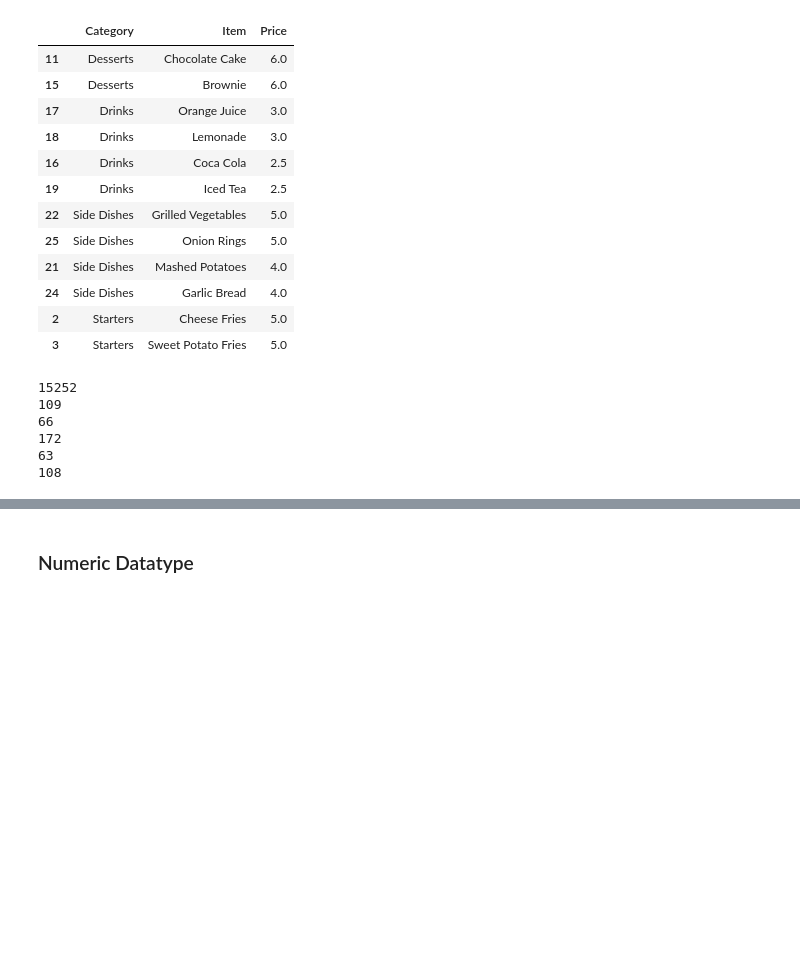
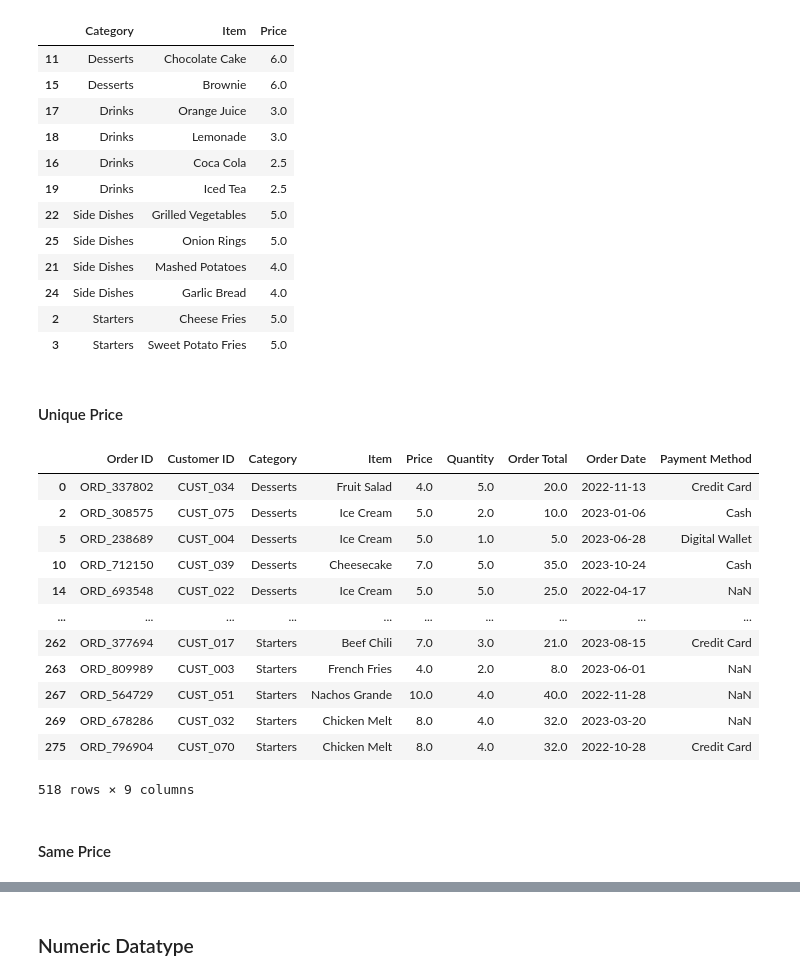
Before and after one commit to graveo-wicaksana/DA_restaurantSales, a Jupyter notebook: DA_restaurantSales.ipynb, the cells around one changed output, grey strips where cells are left out. Drawn from its saved outputs; the diff is of its cells as text; code cells hidden in the pictures; blank space fills up the shorter version.

Commit message:
Update Handling NaN value in Item, and Numeric data.

```diff
--- a/DA_restaurantSales.ipynb
+++ b/DA_restaurantSales.ipynb
@@ -226,6 +223,8 @@ df_menumap[duplicate_menu_cost].sort_values(by=['Category', 'Price'], ascending=
 | 24 | Side Dishes | Garlic Bread | 4.0 |
 | 2 | Starters | Cheese Fries | 5.0 |
 | 3 | Starters | Sweet Potato Fries | 5.0 |
+# %% [markdown]
+#### Unique Price
 # %%
 #Variable Filter NaN Item
 na_item = df2['Item'].isna()
@@ -236,7 +235,7 @@ na_desserts = df2['Category'] == 'Desserts'
 #Variable Filter Amount
 na_desserts_unique_price = df2['Price'] != 6.0
 #Execution
-df2_na_desserts_unique_price = df2[na_desserts & na_desserts_unique_price & na_item]
+df2_na_desserts_unique_price = df2[na_desserts & na_desserts_unique_price & na_item].copy()
 merged_df2_na_desserts_unique_price = pd.merge(df2_na_desserts_unique_price, df_menumap, on=['Category', 'Price'], how='left')
 merged_df2_na_desserts_unique_price.dropna(subset=['Price'], inplace=True)
 merged_df2_na_desserts_unique_price['Item_x'] = merged_df2_na_desserts_unique_price['Item_x'].fillna(merged_df2_na_desserts_unique_price['Item_y'])
@@ -249,7 +248,7 @@ na_drinks = df2['Category'] == 'Drinks'
 #Variable Filter Amount
 na_drinks_unique_price = df2['Price'] == 1.0
 #Execution
-df2_na_drinks_unique_price = df2[na_drinks & na_drinks_unique_price & na_item]
+df2_na_drinks_unique_price = df2[na_drinks & na_drinks_unique_price & na_item].copy()
 merged_df2_na_drinks_unique_price = pd.merge(df2_na_drinks_unique_price, df_menumap, on=['Category', 'Price'], how='left')
 merged_df2_na_drinks_unique_price.dropna(subset=['Price'], inplace=True)
 merged_df2_na_drinks_unique_price['Item_x'] = merged_df2_na_drinks_unique_price['Item_x'].fillna(merged_df2_na_drinks_unique_price['Item_y'])
@@ -260,58 +259,62 @@ merged_df2_na_drinks_unique_price.drop(columns=['Item_y'], inplace=True)
 #Variable Filter Main Dishes
 na_main_dishes = df2['Category'] == 'Main Dishes'
 #Execution
-df2_na_main_dishes_unique_price = df2[na_main_dishes & na_item]
+df2_na_main_dishes_unique_price = df2[na_main_dishes & na_item].copy()
 merged_df2_na_main_dishes_unique_price = pd.merge(df2_na_main_dishes_unique_price, df_menumap, on=['Category', 'Price'], how='left')
 merged_df2_na_main_dishes_unique_price.dropna(subset=['Price'], inplace=True)
 merged_df2_na_main_dishes_unique_price['Item_x'] = merged_df2_na_main_dishes_unique_price['Item_x'].fillna(merged_df2_na_main_dishes_unique_price['Item_y'])
 merged_df2_na_main_dishes_unique_price = merged_df2_na_main_dishes_unique_price.rename(columns={'Item_x': 'Item'})
 merged_df2_na_main_dishes_unique_price.drop(columns=['Item_y'], inplace=True)
 
 #Handling Side Dishes Category for unique amount and non NaN
 #Variable Filter Side Dishes
 na_side_dishes = df2['Category'] == 'Side Dishes'
 #Variable Filter Amount
 na_side_dishes_unique_price = df2['Price'] == 3.0
 #Execution
-df2_na_side_dishes_unique_price = df2[na_side_dishes & na_side_dishes_unique_price & na_item]
+df2_na_side_dishes_unique_price = df2[na_side_dishes & na_side_dishes_unique_price & na_item].copy()
 merged_df2_na_side_dishes_unique_price = pd.merge(df2_na_side_dishes_unique_price, df_menumap, on=['Category', 'Price'], how='left')
 merged_df2_na_side_dishes_unique_price.dropna(subset=['Price'], inplace=True)
 merged_df2_na_side_dishes_unique_price['Item_x'] = merged_df2_na_side_dishes_unique_price['Item_x'].fillna(merged_df2_na_side_dishes_unique_price['Item_y'])
 merged_df2_na_side_dishes_unique_price = merged_df2_na_side_dishes_unique_price.rename(columns={'Item_x': 'Item'})
 merged_df2_na_side_dishes_unique_price.drop(columns=['Item_y'], inplace=True)
 
 #Handling Starters Category for unique amount and non NaN
 #Variable Filter Starters
 na_starters = df2['Category'] == 'Starters'
 #Variable Filter Amount
 na_starters_unique_price = df2['Price'] != 5.0
 #Execution
-df2_na_starters_unique_price = df2[na_starters & na_starters_unique_price & na_item]
+df2_na_starters_unique_price = df2[na_starters & na_starters_unique_price & na_item].copy()
 merged_df2_na_starters_unique_price = pd.merge(df2_na_starters_unique_price, df_menumap, on=['Category', 'Price'], how='left')
 merged_df2_na_starters_unique_price.dropna(subset=['Price'], inplace=True)
 merged_df2_na_starters_unique_price['Item_x'] = merged_df2_na_starters_unique_price['Item_x'].fillna(merged_df2_na_starters_unique_price['Item_y'])
 merged_df2_na_starters_unique_price = merged_df2_na_starters_unique_price.rename(columns={'Item_x': 'Item'})
 merged_df2_na_starters_unique_price.drop(columns=['Item_y'], inplace=True)
 
 
-#Check na
-# df2[na_desserts].groupby(['Category', 'Price'], dropna=False)['Item'].apply(lambda x: x.isna().sum())
+#Combine all
+df2_na_unique_price_concat = [merged_df2_na_desserts_unique_price,
+                              merged_df2_na_drinks_unique_price,
+                              merged_df2_na_main_dishes_unique_price,
+                              merged_df2_na_side_dishes_unique_price,
+                              merged_df2_na_starters_unique_price]
+df2_na_concat_unique_price = pd.concat(df2_na_unique_price_concat)
+df2_na_concat_unique_price
+# %% [output]
+|  | Order ID | Customer ID | Category | Item | Price | Quantity | Order Total | Order Date | Payment Method |
+| 0 | ORD_337802 | CUST_034 | Desserts | Fruit Salad | 4.0 | 5.0 | 20.0 | 2022-11-13 | Credit Card |
+| 2 | ORD_308575 | CUST_075 | Desserts | Ice Cream | 5.0 | 2.0 | 10.0 | 2023-01-06 | Cash |
+| 5 | ORD_238689 | CUST_004 | Desserts | Ice Cream | 5.0 | 1.0 | 5.0 | 2023-06-28 | Digital Wallet |
+| 10 | ORD_712150 | CUST_039 | Desserts | Cheesecake | 7.0 | 5.0 | 35.0 | 2023-10-24 | Cash |
+| 14 | ORD_693548 | CUST_022 | Desserts | Ice Cream | 5.0 | 5.0 | 25.0 | 2022-04-17 | NaN |
+| ... | ... | ... | ... | ... | ... | ... | ... | ... | ... |
+| 262 | ORD_377694 | CUST_017 | Starters | Beef Chili | 7.0 | 3.0 | 21.0 | 2023-08-15 | Credit Card |
+| 263 | ORD_809989 | CUST_003 | Starters | French Fries | 4.0 | 2.0 | 8.0 | 2023-06-01 | NaN |
+| 267 | ORD_564729 | CUST_051 | Starters | Nachos Grande | 10.0 | 4.0 | 40.0 | 2022-11-28 | NaN |
+| 269 | ORD_678286 | CUST_032 | Starters | Chicken Melt | 8.0 | 4.0 | 32.0 | 2023-03-20 | NaN |
+| 275 | ORD_796904 | CUST_070 | Starters | Chicken Melt | 8.0 | 4.0 | 32.0 | 2022-10-28 | Credit Card |
+518 rows × 9 columns
-# %%
-#DUMMY_CHECK
-# print (sum_nan_grouped)
-print (df2_no_NaN.shape[0])
-print (merged_df2_na_desserts_unique_price.shape[0])
-print (merged_df2_na_drinks_unique_price.shape[0])
-print (merged_df2_na_main_dishes_unique_price.shape[0])
-print (merged_df2_na_side_dishes_unique_price.shape[0])
-print (merged_df2_na_starters_unique_price.shape[0])
-
-#Start to handle na items for same price in the same category
-# %% [output]
-15252
-109
-66
-172
-63
-108
+# %% [markdown]
+#### Same Price
 # %%
```
Also changed, not shown: parts of 9 cells of this notebook.
